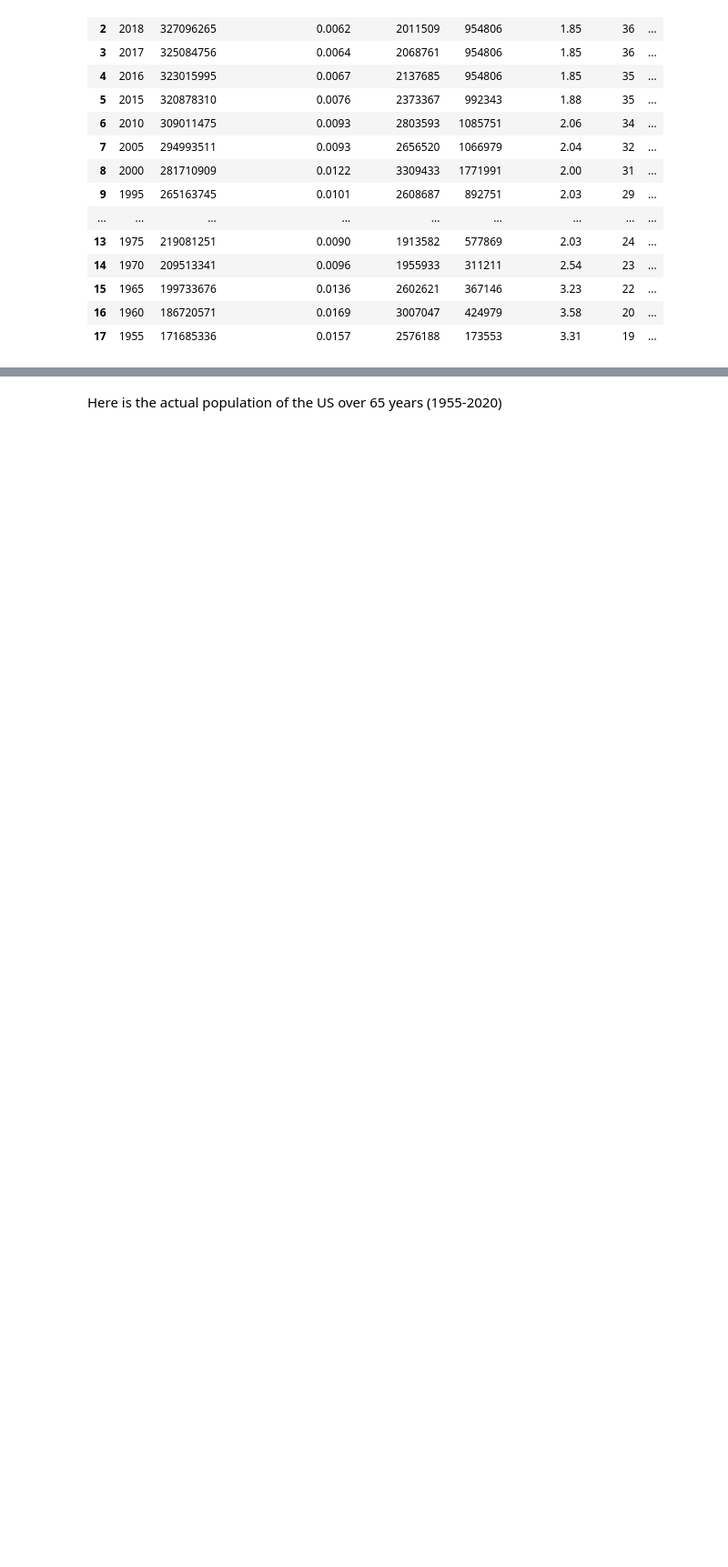
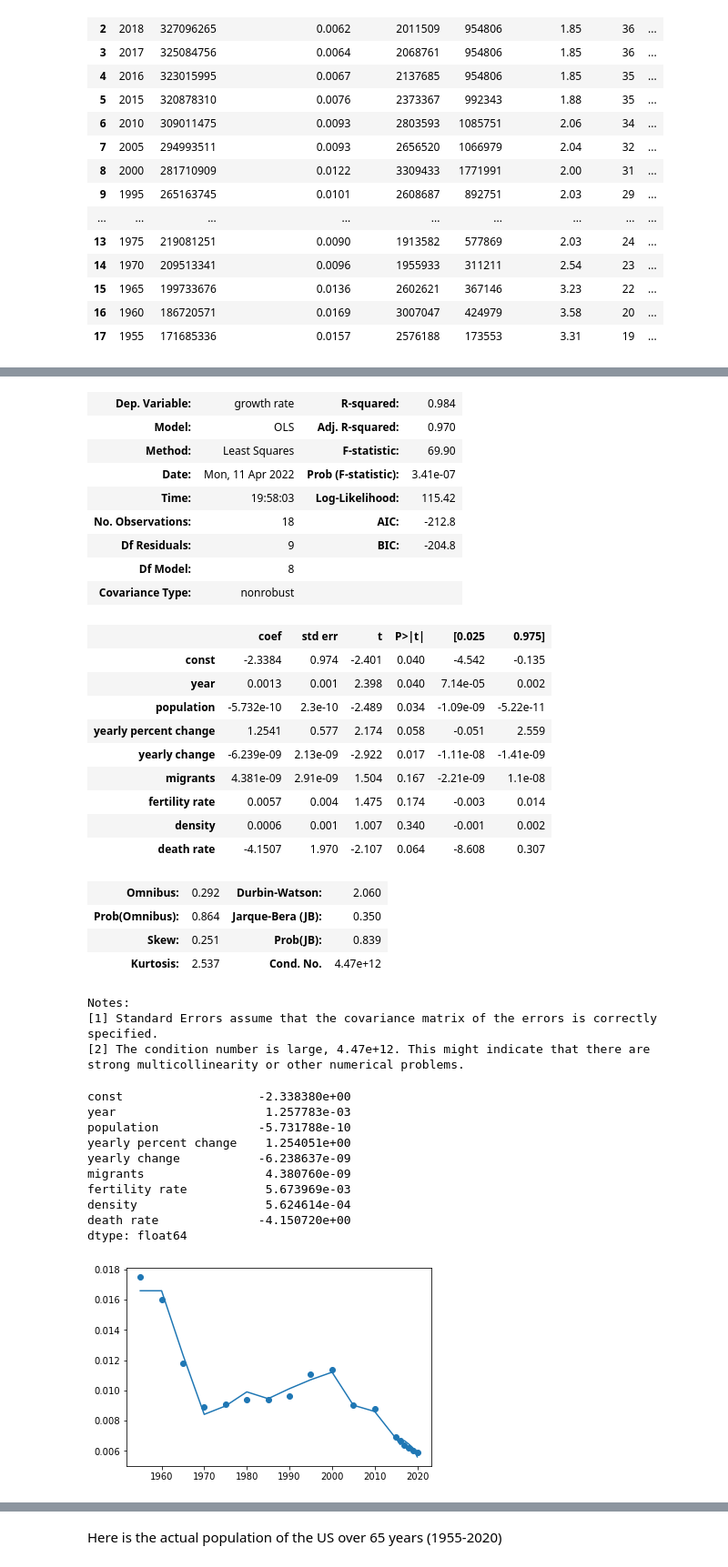
Before and after one commit to aniessaterps/CMSE-202-project, a Jupyter notebook: CMSE202_FinalProject.ipynb, the cells around one changed output, grey strips where cells are left out. Shown: that part at 91% size. Cells and saved outputs as stored; diff of their text form; code cells hidden in the pictures; blank space fills up the shorter version.

```diff
--- a/CMSE202_FinalProject.ipynb
+++ b/CMSE202_FinalProject.ipynb
@@ -44,0 +105,3 @@ usa
+# %%
+get_multiple_OLS(usa,"growth rate","year")
+# %% [output]
@@ -45 +109,39 @@ usa
+| Dep. Variable: | growth rate | R-squared: | 0.984 |
+| Model: | OLS | Adj. R-squared: | 0.970 |
+| Method: | Least Squares | F-statistic: | 69.90 |
+| Date: | Mon, 11 Apr 2022 | Prob (F-statistic): | 3.41e-07 |
+| Time: | 19:58:03 | Log-Likelihood: | 115.42 |
+| No. Observations: | 18 | AIC: | -212.8 |
+| Df Residuals: | 9 | BIC: | -204.8 |
+| Df Model: | 8 |  |  |
+| Covariance Type: | nonrobust |  |  |
+|  | coef | std err | t | P>|t| | [0.025 | 0.975] |
+| const | -2.3384 | 0.974 | -2.401 | 0.040 | -4.542 | -0.135 |
+| year | 0.0013 | 0.001 | 2.398 | 0.040 | 7.14e-05 | 0.002 |
+| population | -5.732e-10 | 2.3e-10 | -2.489 | 0.034 | -1.09e-09 | -5.22e-11 |
+| yearly percent change | 1.2541 | 0.577 | 2.174 | 0.058 | -0.051 | 2.559 |
+| yearly change | -6.239e-09 | 2.13e-09 | -2.922 | 0.017 | -1.11e-08 | -1.41e-09 |
+| migrants | 4.381e-09 | 2.91e-09 | 1.504 | 0.167 | -2.21e-09 | 1.1e-08 |
+| fertility rate | 0.0057 | 0.004 | 1.475 | 0.174 | -0.003 | 0.014 |
+| density | 0.0006 | 0.001 | 1.007 | 0.340 | -0.001 | 0.002 |
+| death rate | -4.1507 | 1.970 | -2.107 | 0.064 | -8.608 | 0.307 |
+| Omnibus: | 0.292 | Durbin-Watson: | 2.060 |
+| Prob(Omnibus): | 0.864 | Jarque-Bera (JB): | 0.350 |
+| Skew: | 0.251 | Prob(JB): | 0.839 |
+| Kurtosis: | 2.537 | Cond. No. | 4.47e+12 |
+Notes:
+[1] Standard Errors assume that the covariance matrix of the errors is correctly specified.
+[2] The condition number is large, 4.47e+12. This might indicate that there are
+strong multicollinearity or other numerical problems.
+const                   -2.338380e+00
+year                     1.257783e-03
+population              -5.731788e-10
+yearly percent change    1.254051e+00
+yearly change           -6.238637e-09
+migrants                 4.380760e-09
+fertility rate           5.673969e-03
+density                  5.624614e-04
+death rate              -4.150720e+00
+dtype: float64
+[figure, added]
 # %%
```
Also changed, not shown: parts of 12 cells of this notebook.
